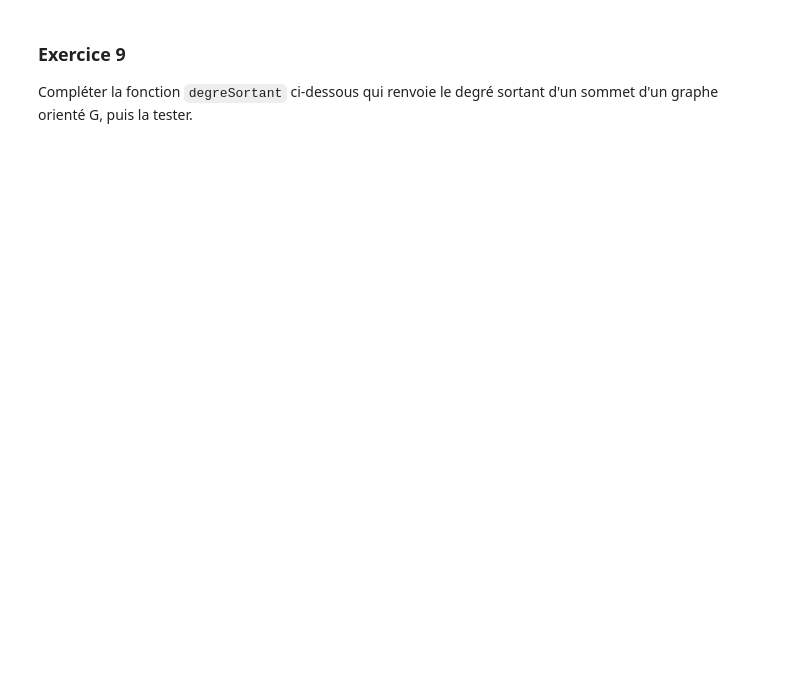
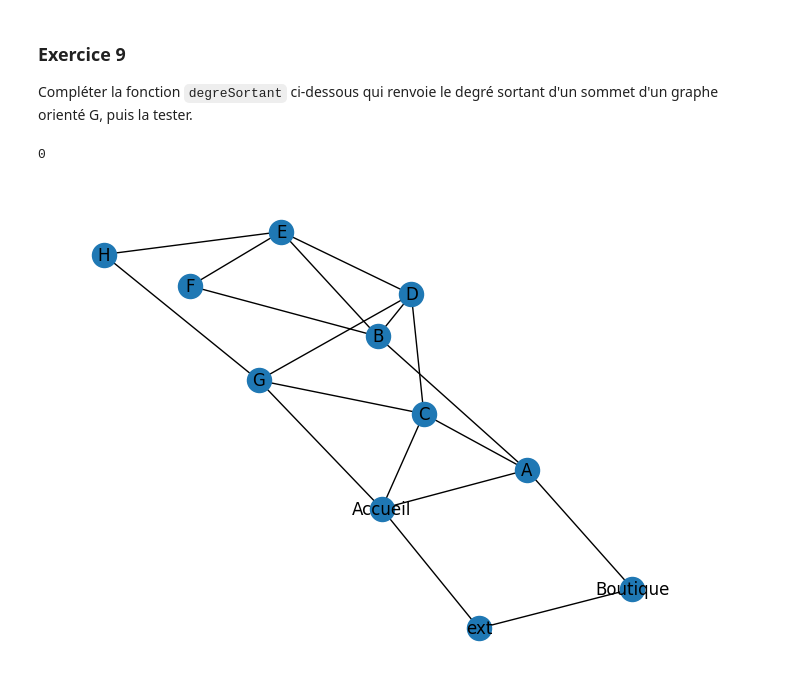
Before and after one commit to Nathbec/Mon_classeur_Term, a Jupyter notebook: Progammation/Graphes/Graphes_avec_networkx.ipynb, the cells around one changed output. Saved outputs shown, nothing was run; the diff lists cells and outputs as text; code cells hidden in the pictures; blank space fills up the shorter version.

```diff
--- a/Progammation/Graphes/Graphes_avec_networkx.ipynb
+++ b/Progammation/Graphes/Graphes_avec_networkx.ipynb
@@ -513,3 +554,20 @@ def degreSortant(G,s):
+# %%
+s=1
+cpt=0
+for t in G.nodes():
+    if (s,t)in G.edges:
+        cpt+=s
+print(cpt)
+# %% [output]
+0
+# %%
+G2 = nx.Graph()
+G2.add_edges_from([("Accueil","G"),("Accueil","C"),("Accueil","A"),("Accueil","ext"),("A","Boutique"),("A","B"),("B","E"),("B","F"),("C","A"),("C","D"),("D","B"),("D","E"),("E","H"),("E","F"),("G","C"),("G","D"),("G","H"),("Boutique","ext")])
+plt.clf()
+nx.draw(G2, with_labels=True)
+plt.show()
+# %% [output]
+[figure, added]
 # %%
 # Jeu de tests
 # %%
```
Also changed, not shown: parts of 11 cells of this notebook.
